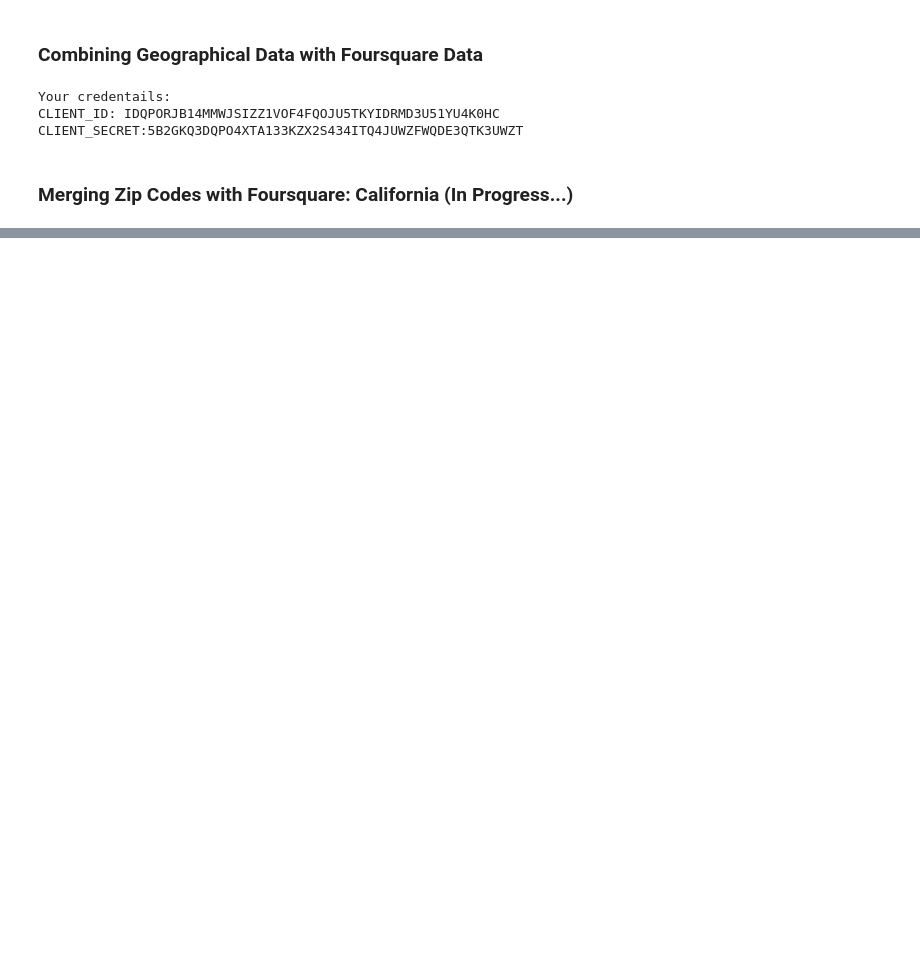
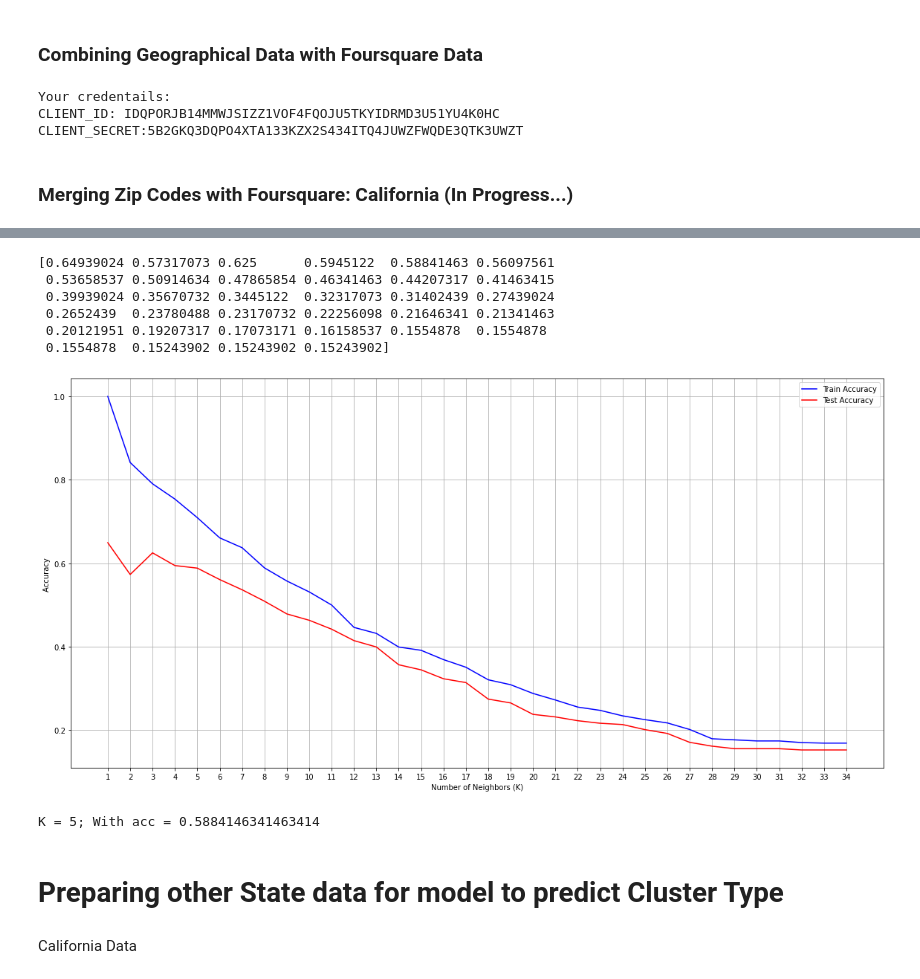
Before and after one commit to orantesm/Coursera_Capstone, a Jupyter notebook: Scripts/data_description.ipynb, the cells around one changed output, grey strips where cells are left out. Saved outputs shown, nothing was run; the diff lists cells and outputs as text; code cells hidden in the pictures; blank space fills up the shorter version.

```diff
--- a/Scripts/data_description.ipynb
+++ b/Scripts/data_description.ipynb
@@ -177,0 +707,3 @@ Total amount of queries: 5193
+# %%
+X= preprocessing.StandardScaler().fit(x).transform(x)
+X[0:5]
@@ -177,0 +721,4 @@ Total amount of queries: 5193
+# %%
+X_train, X_test, y_train, y_test = train_test_split(X, y, test_size=0.3,random_state =22)
+print ('Train set:', X_train.shape,  y_train.shape)
+print ('Test set:', X_test.shape,  y_test.shape)
@@ -177,0 +732,21 @@ Total amount of queries: 5193
+# %%
+limit = 35
+mean_test = np.zeros((limit-1))
+mean_train = np.zeros((limit-1))
+res_train = []
+res_test = []
+
+for bestk in range(1,limit):
+    neigh = KNeighborsClassifier(n_neighbors = bestk).fit(X_train,y_train)
+
+    #Train Results
+    yhat = neigh.predict(X_train)
+    mean_train[bestk-1] = metrics.accuracy_score(y_train, yhat)
+    res_train.append("K = " + str(bestk) + "; With acc = " + str(mean_train[bestk-1]))
+
+    #Test Results
+    yhat = neigh.predict(X_test)
+    mean_test[bestk-1] = metrics.accuracy_score(y_test, yhat)
+    res_test.append("K = " + str(bestk) + "; With acc = " + str(mean_test[bestk-1]))
+
+mean_test
@@ -177,0 +761,23 @@ Total amount of queries: 5193
+# %%
+print(mean_test)
+
+plt.figure(figsize=(16,8))
+
+line1, = plt.plot(range(1,limit), mean_train, 'b', label="Train Acc")
+line2, = plt.plot(range(1,limit), mean_test, 'r', label="Test Acc")
+
+plt.legend(('Train Accuracy','Test Accuracy'))
+plt.ylabel('Accuracy ')
+plt.xticks(range(1,limit))
+plt.grid()
+plt.xlabel('Number of Neighbors (K)')
+plt.tight_layout()
+plt.show()
+# %% [output]
+[0.64939024 0.57317073 0.625      0.5945122  0.58841463 0.56097561
+ 0.53658537 0.50914634 0.47865854 0.46341463 0.44207317 0.41463415
+ 0.39939024 0.35670732 0.3445122  0.32317073 0.31402439 0.27439024
+ 0.2652439  0.23780488 0.23170732 0.22256098 0.21646341 0.21341463
+ 0.20121951 0.19207317 0.17073171 0.16158537 0.1554878  0.1554878
+ 0.1554878  0.15243902 0.15243902 0.15243902]
+[figure, added]
@@ -177,0 +786,12 @@ Total amount of queries: 5193
+# %%
+neigh = KNeighborsClassifier(n_neighbors = BestKnn).fit(X_train,y_train)
+yhat = neigh.predict(X_test)
+mean_acc = metrics.accuracy_score(y_test, yhat)
+std_acc = np.std(yhat == y_test)/np.sqrt(yhat.shape[0])
+print("K = " + str(BestKnn) + "; With acc = " + str(mean_acc))
+# %% [output]
+K = 5; With acc = 0.5884146341463414
+# %% [markdown]
+# Preparing other State data for model to predict Cluster Type
+# %% [markdown]
+California Data
```
Also changed, not shown: parts of 108 cells of this notebook, 2 other files.
